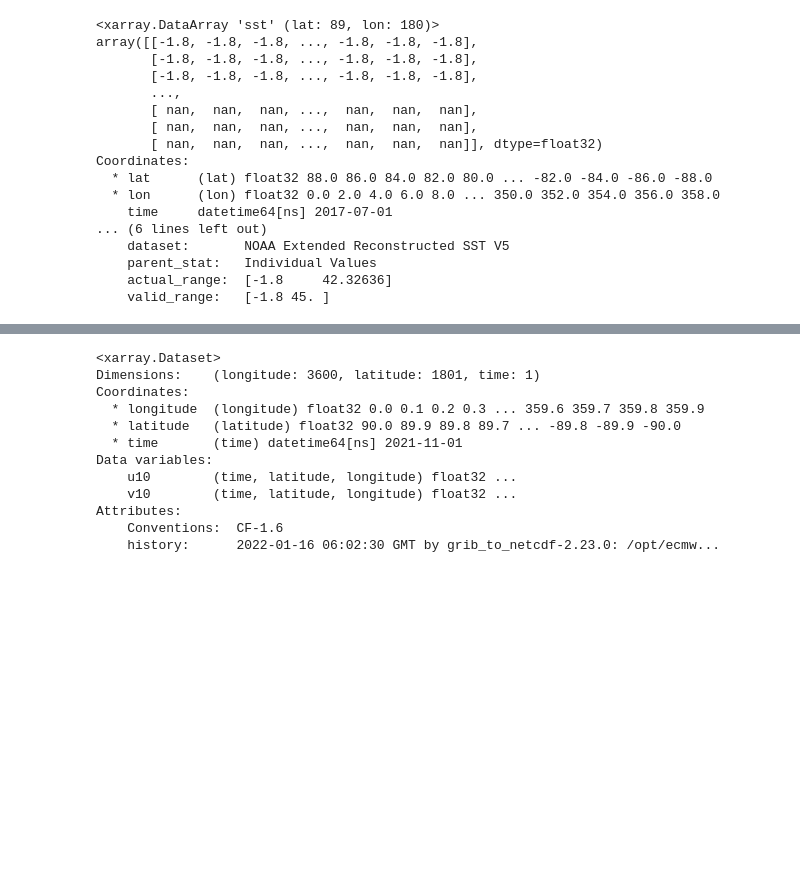
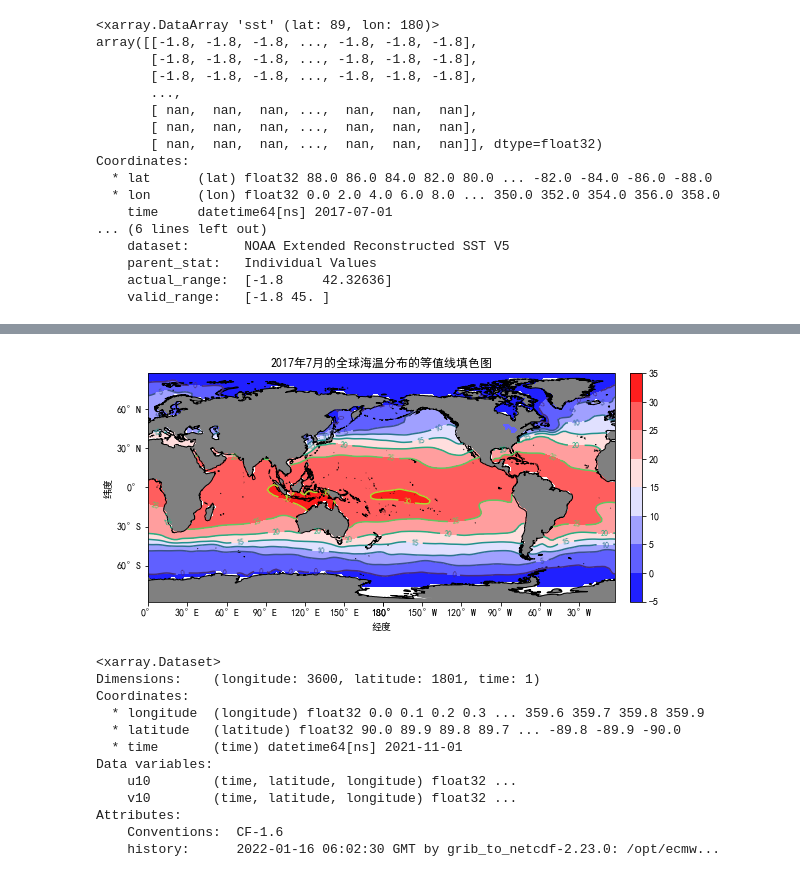
Before and after one commit to linbuer233/MyPythonPractice, a Jupyter notebook: python作业/Pythonhomework10.ipynb, the cells around one changed output, grey strips where cells are left out. Drawn from its saved outputs; the diff is of its cells as text; code cells hidden in the pictures; blank space fills up the shorter version.

```diff
--- a/python作业/Pythonhomework10.ipynb
+++ b/python作业/Pythonhomework10.ipynb
@@ -54,6 +54,8 @@ Coordinates:
 # %%
 lon=sst2017['lon'][:].data
 lat =sst2017['lat'][:].data
+# %%
+sst2016=ds['sst'].loc['20160101',:,:]
 # %%
 fig=plt.figure(figsize=(9,6))
 ax=fig.subplots(1,1,subplot_kw={'projection':ccrs.PlateCarree(central_longitude=180)})
@@ -85,3 +89,33 @@ plt.savefig('../../picture/pythonhome/9/qu1.png')
+# %%
+fig=plt.figure(figsize=(9,6))
+ax=fig.subplots(1,1,subplot_kw={'projection':ccrs.PlateCarree(central_longitude=180)})
+# 添加海岸线和陆地
+ax.add_feature(cfeature.COASTLINE.with_scale('50m'))
+ax.add_feature(cfeature.LAND,facecolor='grey')
+# 添加坐标轴
+ax.set_xticks(np.arange(-180, 180 + 30, 30), crs=ccrs.PlateCarree())
+ax.set_yticks(np.arange(-90, 90 + 30, 30), crs=ccrs.PlateCarree())
+## 经纬度格式，把0经度设置不加E和W
+lon_formatter = LongitudeFormatter(zero_direction_label=False)
+lat_formatter = LatitudeFormatter(auto_hide=False)
+ax.xaxis.set_major_formatter(lon_formatter)
+ax.yaxis.set_major_formatter(lat_formatter)
+# 设置刻度大小
+ax.tick_params(axis='y',labelsize=10)
+ax.set_xlabel('经度')
+ax.set_ylabel('纬度')
+ax.set_title('2017年7月的全球海温分布的等值线填色图')
+
+# 画图
+line=ax.contour(lon,lat,sst2016.data,transform=ccrs.PlateCarree())
+ax.clabel(line, inline=True, fontsize=8, fmt='%.0f')
+colorbar=ax.contourf(lon,lat,sst2016.data,cmap='bwr',transform=ccrs.PlateCarree())
+plt.colorbar(colorbar, extendrect='True', pad=0.03, fraction=0.04, shrink=0.7)
+
+# 保存图片
+plt.savefig('../../picture/pythonhome/9/qu12.png')
+# %% [output]
+[figure, added]
 # %%
 # 第二问
 ds1=xr.open_dataset('../../data/ERA5_uv_202111.nc')
```
Also changed, not shown: parts of 1 cell of this notebook, 5 other files.
